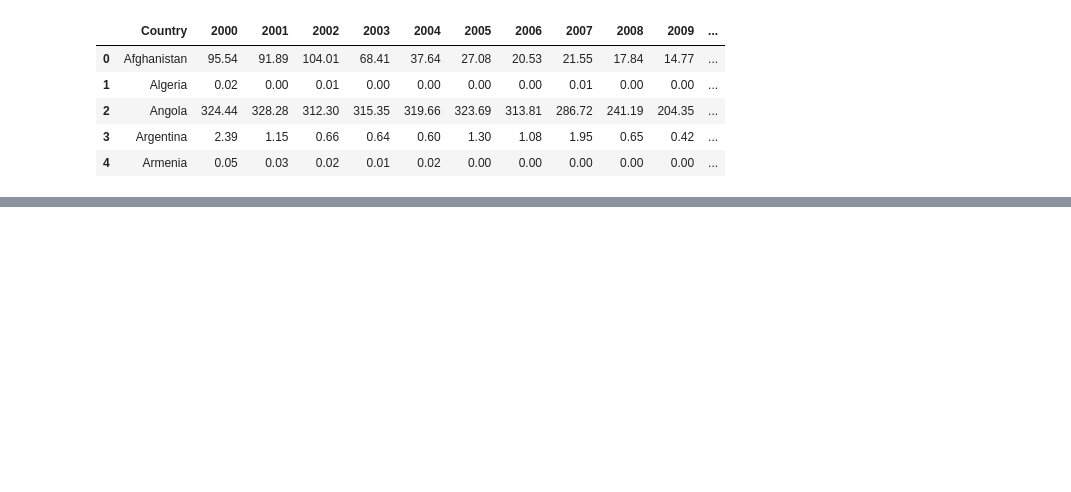
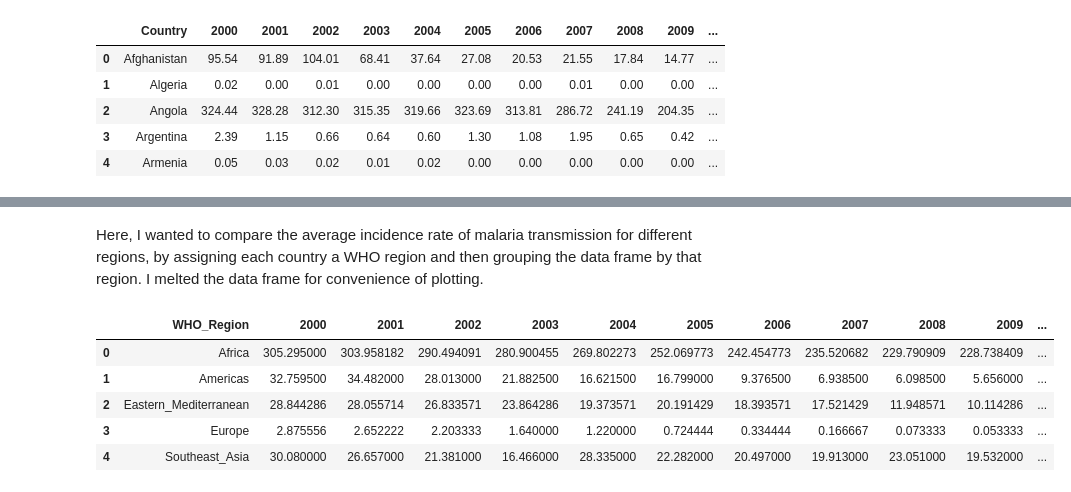
Before and after one commit to tanyaedwards/Malaria-EDA, a Jupyter notebook: Malaria_DataCleaning.ipynb, the cells around one changed output, grey strips where cells are left out. Saved outputs shown, nothing was run; the diff lists cells and outputs as text; code cells hidden in the pictures; blank space fills up the shorter version.

```diff
--- a/Malaria_DataCleaning.ipynb
+++ b/Malaria_DataCleaning.ipynb
@@ -274,0 +190,2 @@ fig3.write_image('Figures/bar/Inc_Malaria_AfricanCountries.jpg')
+# %% [markdown]
+Here, I wanted to compare the average incidence rate of malaria transmission for different regions, by assigning each country a WHO region and then grouping the data frame by that region. I melted the data frame for convenience of plotting.
@@ -274,0 +204,9 @@ fig3.write_image('Figures/bar/Inc_Malaria_AfricanCountries.jpg')
+# %%
+inc_cases_region.head()
+# %% [output]
+|  | WHO_Region | 2000 | 2001 | 2002 | 2003 | 2004 | 2005 | 2006 | 2007 | 2008 | 2009 | ... |
+| 0 | Africa | 305.295000 | 303.958182 | 290.494091 | 280.900455 | 269.802273 | 252.069773 | 242.454773 | 235.520682 | 229.790909 | 228.738409 | ... |
+| 1 | Americas | 32.759500 | 34.482000 | 28.013000 | 21.882500 | 16.621500 | 16.799000 | 9.376500 | 6.938500 | 6.098500 | 5.656000 | ... |
+| 2 | Eastern_Mediterranean | 28.844286 | 28.055714 | 26.833571 | 23.864286 | 19.373571 | 20.191429 | 18.393571 | 17.521429 | 11.948571 | 10.114286 | ... |
+| 3 | Europe | 2.875556 | 2.652222 | 2.203333 | 1.640000 | 1.220000 | 0.724444 | 0.334444 | 0.166667 | 0.073333 | 0.053333 | ... |
+| 4 | Southeast_Asia | 30.080000 | 26.657000 | 21.381000 | 16.466000 | 28.335000 | 22.282000 | 20.497000 | 19.913000 | 23.051000 | 19.532000 | ... |
```
Also changed, not shown: parts of 76 cells of this notebook, 3 other files.
